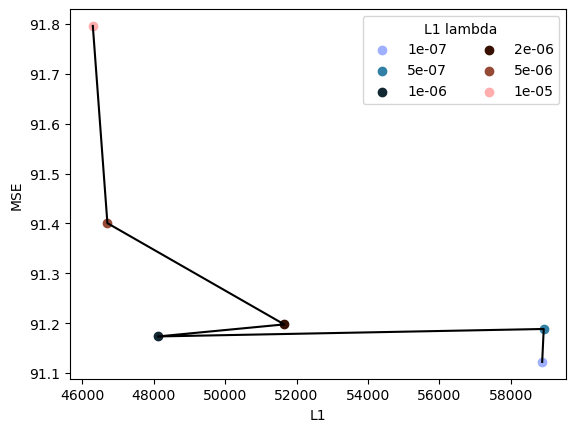
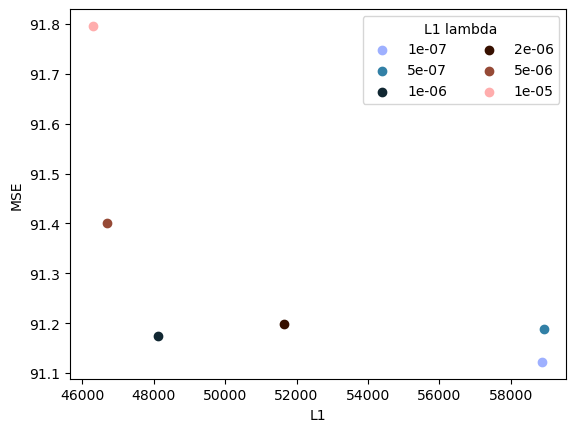
Unified diff of the notebook cell whose output changed from the first chart to the second:
--- before
+++ after
@@ -19,5 +19,5 @@
 
 cmap = cmc.berlin(np.linspace(0, 1, len(lambdas)))
-plt.plot(l1s, mses, color = 'k')
+# plt.plot(l1s, mses, color = 'k')
 for i in range(len(mses)):
     plt.scatter(l1s[i], mses[i], label=lambdas[i], c=cmap[i])

Commit: new ensemble!